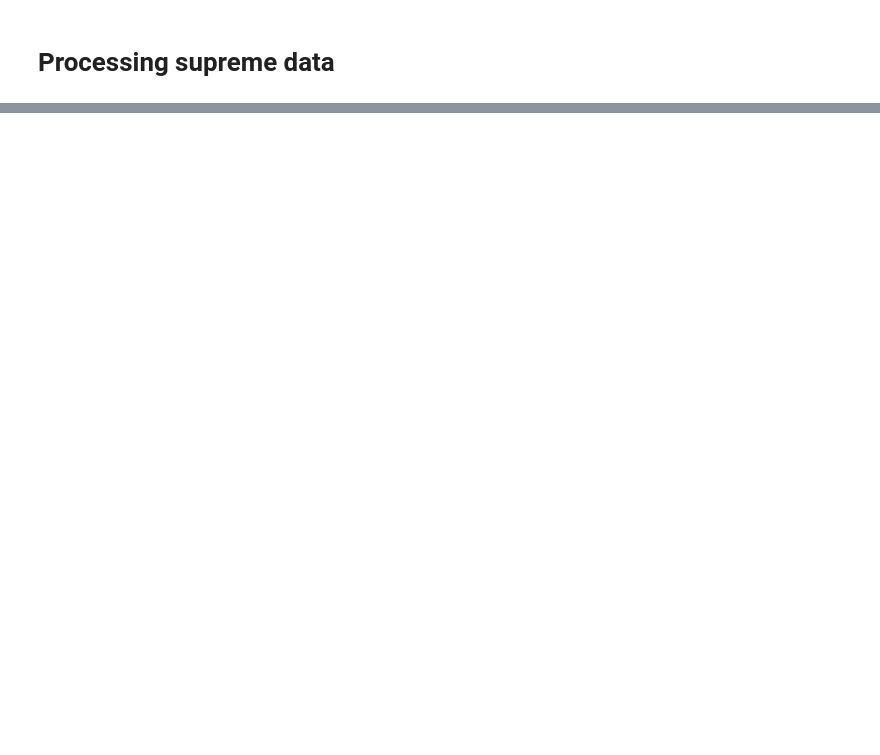
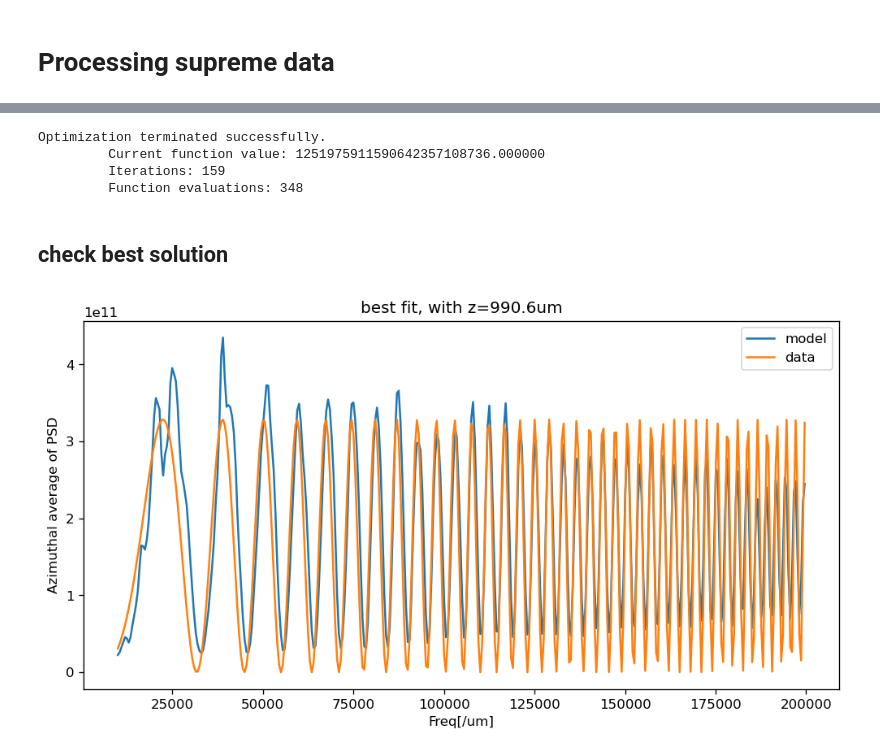
Before and after one commit to mmorst/Supreme, a Jupyter notebook: 03_process_data.ipynb, the cells around one changed output, grey strips where cells are left out. Cells and saved outputs as stored; diff of their text form; code cells hidden in the pictures; blank space fills up the shorter version.

```diff
--- a/03_process_data.ipynb
+++ b/03_process_data.ipynb
@@ -66,0 +87,25 @@ plt.show()
+# %%
+import scipy.optimize
+cost_func = lambda X: np.sum(np.abs(CIRCSUM[mask2_fopt] - chirp_opt(X))**2)
+X = scipy.optimize.fmin(cost_func, x0=X0)
+
+# best guess for distance
+zg_m = X[0]
+# %% [output]
+Optimization terminated successfully.
+         Current function value: 1251975911590642357108736.000000
+         Iterations: 159
+         Function evaluations: 348
+# %% [markdown]
+## check best solution
+# %%
+#plt.plot(np.abs(CIRCSUM[mask_fopt] - chirp_opt(X0))**2)
+fig=plt.figure(figsize=(10, 5), dpi= 120, facecolor='w', edgecolor='k')
+plt.plot(ff_cpm, CIRCSUM[mask2_fopt],ff_cpm, chirp_opt(X))
+plt.title('best fit, with z=%1.1fum'%(zg_m*1e6))
+plt.legend(('model','data'))
+plt.xlabel('Freq[/um]')
+plt.ylabel('Azimuthal average of PSD')
+plt.show()
+# %% [output]
+[figure, added]
```
Also changed, not shown: parts of 12 cells of this notebook, 4 other files.
